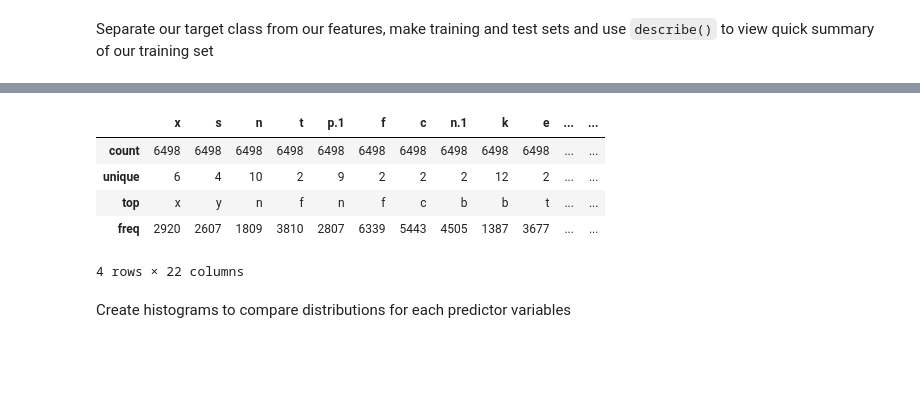
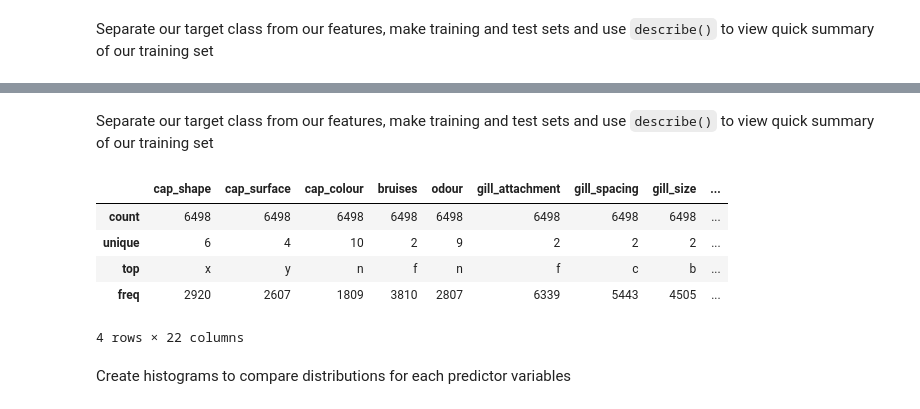
Before and after one commit to phoebe-wu/dsci-100-2023w2-group11, a Jupyter notebook: group_project_proposal.ipynb, the cells around one changed output, grey strips where cells are left out. Saved outputs shown, nothing was run; the diff lists cells and outputs as text; code cells hidden in the pictures; blank space fills up the shorter version.

Commit message:
rename columns

```diff
--- a/group_project_proposal.ipynb
+++ b/group_project_proposal.ipynb
@@ -41,3 +43,31 @@ For ease of use we will rename the columns to more readable names.
 #rename the columns to make them readable
 # %% [markdown]
 Separate our target class from our features, make training and test sets and use `describe()` to view quick summary of our training set
+# %%
+col_names = {
+    "p": "class",
+    "x": "cap_shape",
+    "s": "cap_surface",
+    "n": "cap_colour",
+    "t": "bruises",
+    "p.1": "odour",
+    "f": "gill_attachment",
+    "c": "gill_spacing",
+    "n.1": "gill_size",
+    "k": "gill_colour",
+    "e": "stalk_shape",
+    "e.1": "stalk_root",
+    "s.1": "stalk_surface_above_ring",
+    "s.2": "stalk_surface_below_ring",
+    "w": "stalk_colour_above_ring",
+    "w.1": "stalk_colour_below_ring",
+    "p.2": "veil_type",
+    "w.2": "veil_colour",
+    "o": "ring_number",
+    "p.3": "ring_type",
+    "k.1": "spore_print_colour",
+    "s.3": "population",
+    "u": "habitat",
+}
+mushrooms_df = mushrooms_df.rename(columns=col_names)
+mushrooms_df
@@ -44,16 +88,18 @@ Separate our target class from our features, make training and test sets and use
+# %% [markdown]
+Separate our target class from our features, make training and test sets and use `describe()` to view quick summary of our training set
 # %%
-X = mushrooms_df.drop(columns = ['p'])
-y = mushrooms_df['p']
+X = mushrooms_df.drop(columns = ['class'])
+y = mushrooms_df['class']
 
 X_train, X_test, y_train, y_test = train_test_split(X, y, test_size=0.2, random_state=123)
 
 X_train.describe()
 # %% [output]
-|  | x | s | n | t | p.1 | f | c | n.1 | k | e | ... | ... |
-| count | 6498 | 6498 | 6498 | 6498 | 6498 | 6498 | 6498 | 6498 | 6498 | 6498 | ... | ... |
-| unique | 6 | 4 | 10 | 2 | 9 | 2 | 2 | 2 | 12 | 2 | ... | ... |
-| top | x | y | n | f | n | f | c | b | b | t | ... | ... |
-| freq | 2920 | 2607 | 1809 | 3810 | 2807 | 6339 | 5443 | 4505 | 1387 | 3677 | ... | ... |
+|  | cap_shape | cap_surface | cap_colour | bruises | odour | gill_attachment | gill_spacing | gill_size | ... |
+| count | 6498 | 6498 | 6498 | 6498 | 6498 | 6498 | 6498 | 6498 | ... |
+| unique | 6 | 4 | 10 | 2 | 9 | 2 | 2 | 2 | ... |
+| top | x | y | n | f | n | f | c | b | ... |
+| freq | 2920 | 2607 | 1809 | 3810 | 2807 | 6339 | 5443 | 4505 | ... |
 4 rows × 22 columns
 # %% [markdown]
 Create histograms to compare distributions for each predictor variables
```
Also changed, not shown: parts of 2 cells of this notebook.
